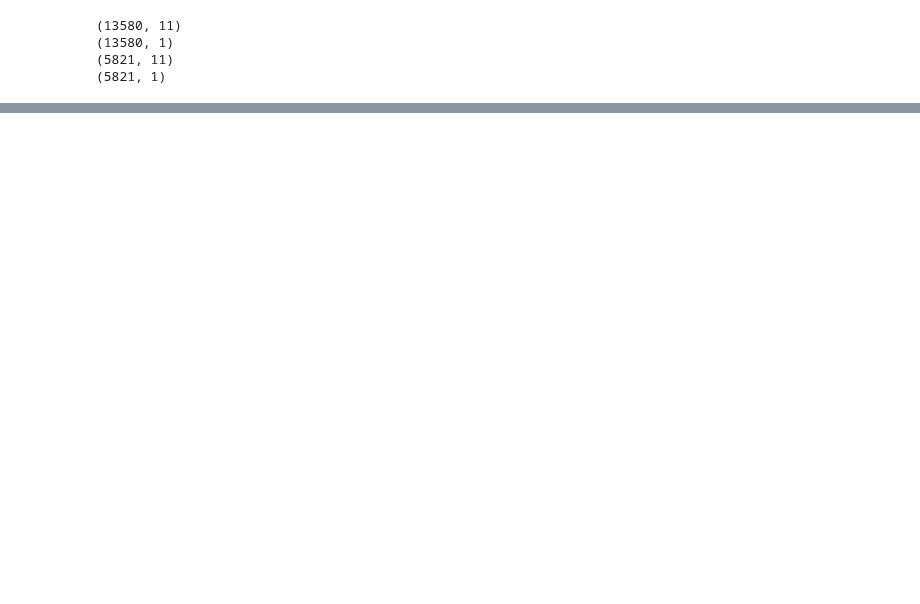
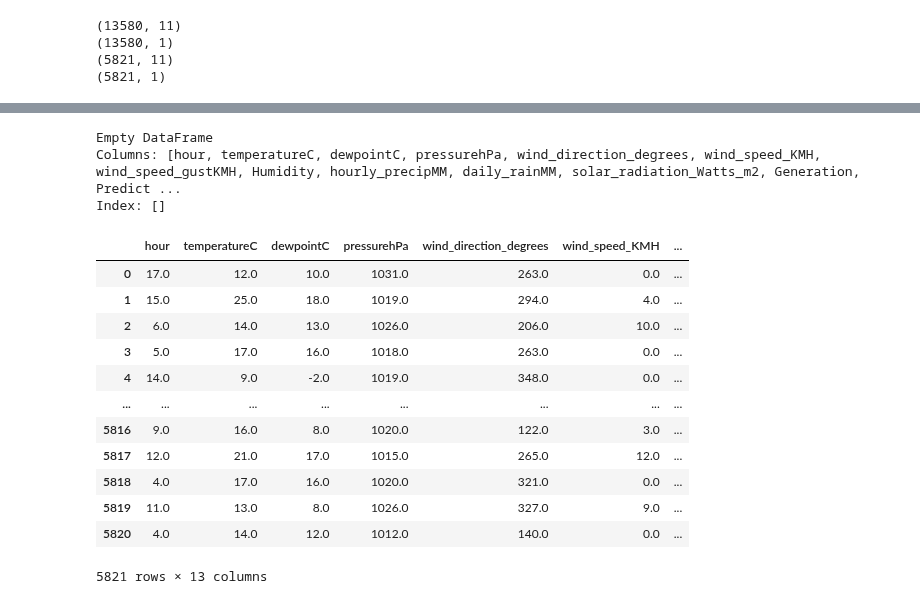
Before and after one commit to Tenergai/challenge-3, a Jupyter notebook: Generation Prediction DNN/DNN Regression.ipynb, the cells around one changed output, grey strips where cells are left out. Saved outputs shown, nothing was run; the diff lists cells and outputs as text; code cells hidden in the pictures; blank space fills up the shorter version.

```diff
--- a/Generation Prediction DNN/DNN Regression.ipynb
+++ b/Generation Prediction DNN/DNN Regression.ipynb
@@ -82,0 +264,20 @@ AttributeError: 'Sequential' object has no attribute 'mean'
+# %%
+# Fitting the ANN to the Training set
+model.fit(X_train, y_train ,batch_size = 15, epochs = 5, verbose=0)
+
+# Generating Predictions on testing data
+Predictions=model.predict(X_test)
+
+# Scaling the predicted Price data back to original price scale
+Predictions=TargetVarScalerFit.inverse_transform(Predictions)
+
+# Scaling the y_test Price data back to original price scale
+y_test_orig=TargetVarScalerFit.inverse_transform(y_test)
+
+# Scaling the test data back to original scale
+Test_Data=PredictorScalerFit.inverse_transform(X_test)
+
+TestingData=pd.DataFrame(data=Test_Data, columns=Predictors)
+TestingData['Generation']=y_test_orig
+TestingData['PredictedGeneration']=Predictions
+TestingData.head()
@@ -82,0 +292,25 @@ AttributeError: 'Sequential' object has no attribute 'mean'
+# %%
+# filter rows where column1 is equal to column2
+filtered_data = TestingData.loc[TestingData['Generation'] == TestingData['PredictedGeneration']]
+
+print(filtered_data)
+# %% [output]
+Empty DataFrame
+Columns: [hour, temperatureC, dewpointC, pressurehPa, wind_direction_degrees, wind_speed_KMH, wind_speed_gustKMH, Humidity, hourly_precipMM, daily_rainMM, solar_radiation_Watts_m2, Generation, Predict ...
+Index: []
+# %%
+TestingData
+# %% [output]
+|  | hour | temperatureC | dewpointC | pressurehPa | wind_direction_degrees | wind_speed_KMH | ... |
+| 0 | 17.0 | 12.0 | 10.0 | 1031.0 | 263.0 | 0.0 | ... |
+| 1 | 15.0 | 25.0 | 18.0 | 1019.0 | 294.0 | 4.0 | ... |
+| 2 | 6.0 | 14.0 | 13.0 | 1026.0 | 206.0 | 10.0 | ... |
+| 3 | 5.0 | 17.0 | 16.0 | 1018.0 | 263.0 | 0.0 | ... |
+| 4 | 14.0 | 9.0 | -2.0 | 1019.0 | 348.0 | 0.0 | ... |
+| ... | ... | ... | ... | ... | ... | ... | ... |
+| 5816 | 9.0 | 16.0 | 8.0 | 1020.0 | 122.0 | 3.0 | ... |
+| 5817 | 12.0 | 21.0 | 17.0 | 1015.0 | 265.0 | 12.0 | ... |
+| 5818 | 4.0 | 17.0 | 16.0 | 1020.0 | 321.0 | 0.0 | ... |
+| 5819 | 11.0 | 13.0 | 8.0 | 1026.0 | 327.0 | 9.0 | ... |
+| 5820 | 4.0 | 14.0 | 12.0 | 1012.0 | 140.0 | 0.0 | ... |
+5821 rows × 13 columns
```
Also changed, not shown: parts of 18 cells of this notebook, 4 other files.
